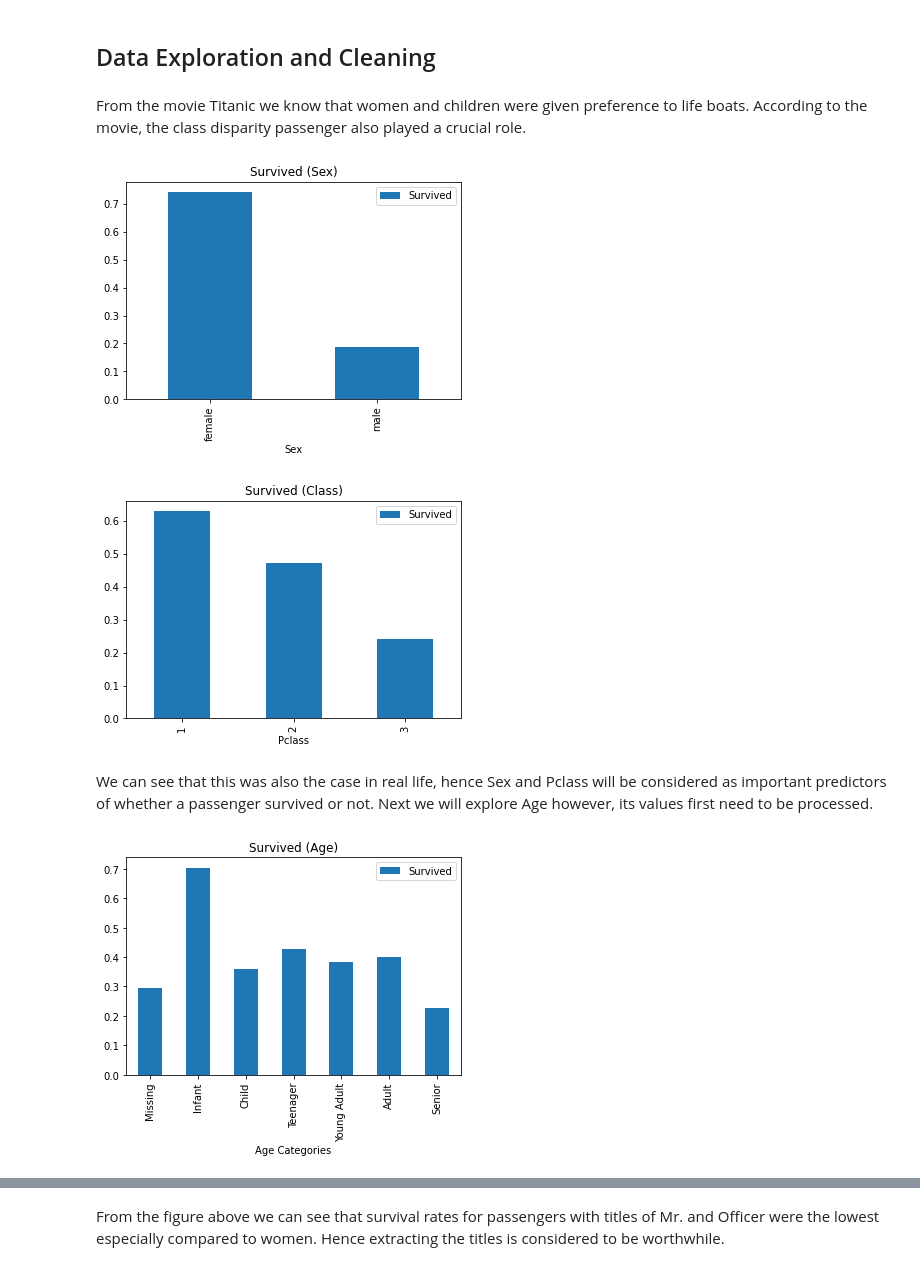
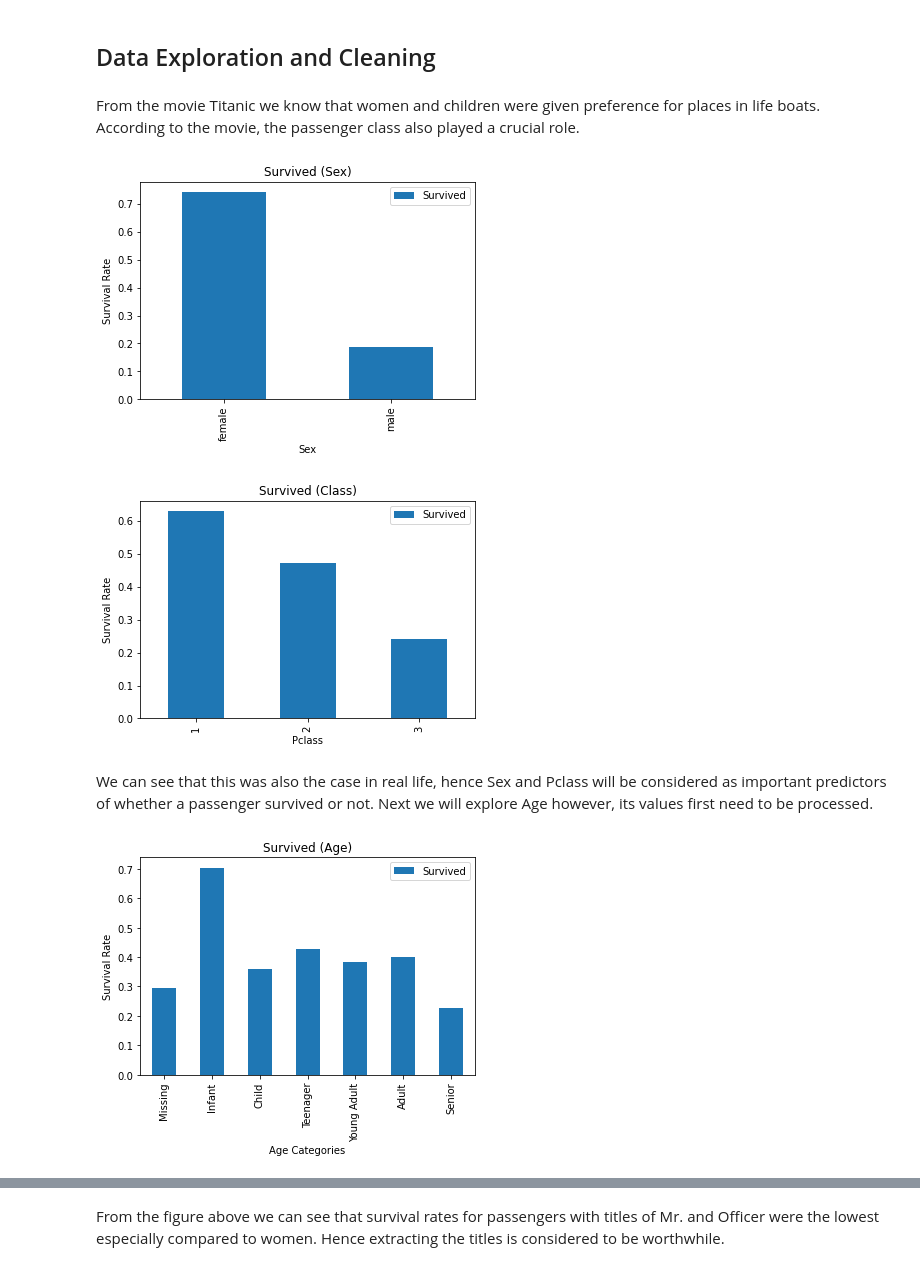
Before and after one commit to PeterZelinka/Kaggle-Titanic, a Jupyter notebook: Kaggle Titanic.ipynb, the cells around one changed output, grey strips where cells are left out. Saved outputs shown, nothing was run; the diff lists cells and outputs as text; code cells hidden in the pictures.

```diff
--- a/Kaggle Titanic.ipynb
+++ b/Kaggle Titanic.ipynb
@@ -72,40 +72,43 @@ Having a first glance at the data, Age and Cabin columns contain missing values.
 # %% [markdown]
 ## Data Exploration and Cleaning
 # %% [markdown]
-From the movie Titanic we know that women and children were given preference to life boats. According to the movie, the class disparity passenger also played a crucial role.
+From the movie Titanic we know that women and children were given preference for places in life boats. According to the movie, the passenger class also played a crucial role.
 # %%
 sex_pivot = train.pivot_table(index="Sex",values="Survived")
 sex_pivot.plot.bar()
 plt.title('Survived (Sex)')
+plt.ylabel('Survival Rate')
 plt.show()
 
 pclass_pivot = train.pivot_table(index = 'Pclass', values = 'Survived')
 pclass_pivot.plot.bar()
 plt.title('Survived (Class)')
+plt.ylabel('Survival Rate')
 plt.show()
 # %% [output]
-[figure, old version]
+[figure, new version]
-[figure, old version]
+[figure, new version]
 # %% [markdown]
 We can see that this was also the case in real life, hence  Sex and Pclass will be considered as important predictors of whether a passenger survived or not. Next we will explore Age however, its values first need to be processed.
 # %%
 def process_age(df):
     """Process the Age column into pre-defined 'bins'"""
 
     df["Age"] = df["Age"].fillna(-0.5)
     cut_points = [-1,0,5,12,18,35,60,100]
     label_names = ["Missing","Infant","Child","Teenager","Young Adult","Adult","Senior"]
     df["Age_categories"] = pd.cut(df["Age"],cut_points,labels=label_names)
     return df
 
 train = process_age(train)
 pivot_train = train.pivot_table(index = 'Age_categories', values = 'Survived')
 pivot_train.plot.bar()
 plt.xlabel('Age Categories')
+plt.ylabel('Survival Rate')
 plt.title('Survived (Age)')
 plt.show()
 # %% [output]
-[figure, old version]
+[figure, new version]
 # %% [markdown]
 It is apparent that considerable preference was given to infant children whilst senior passenger were neglected.
 
```
Also changed, not shown: parts of 11 cells of this notebook.
